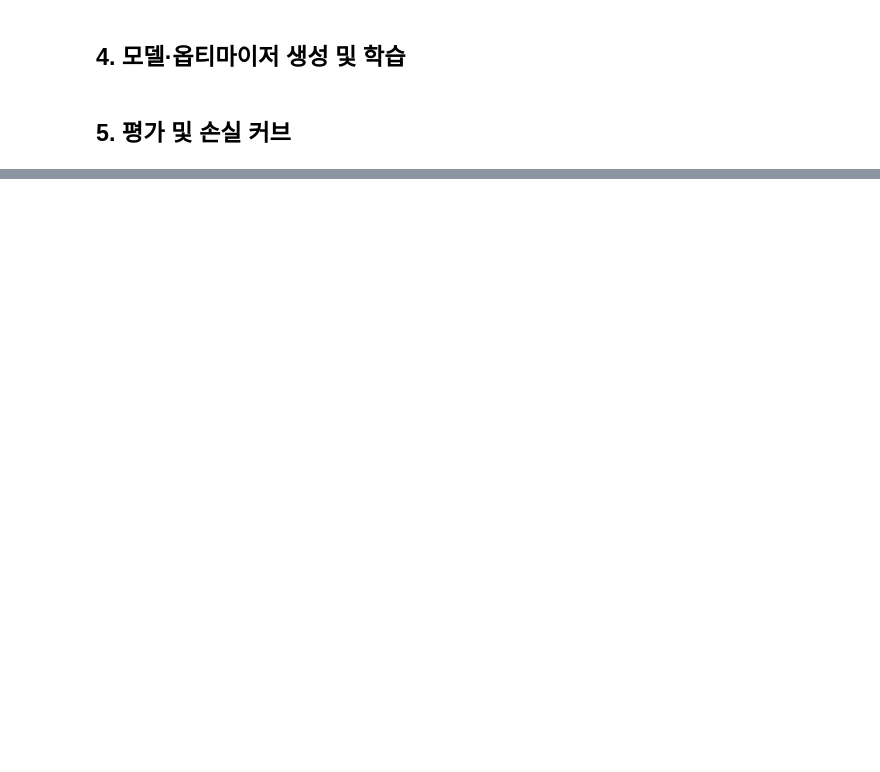
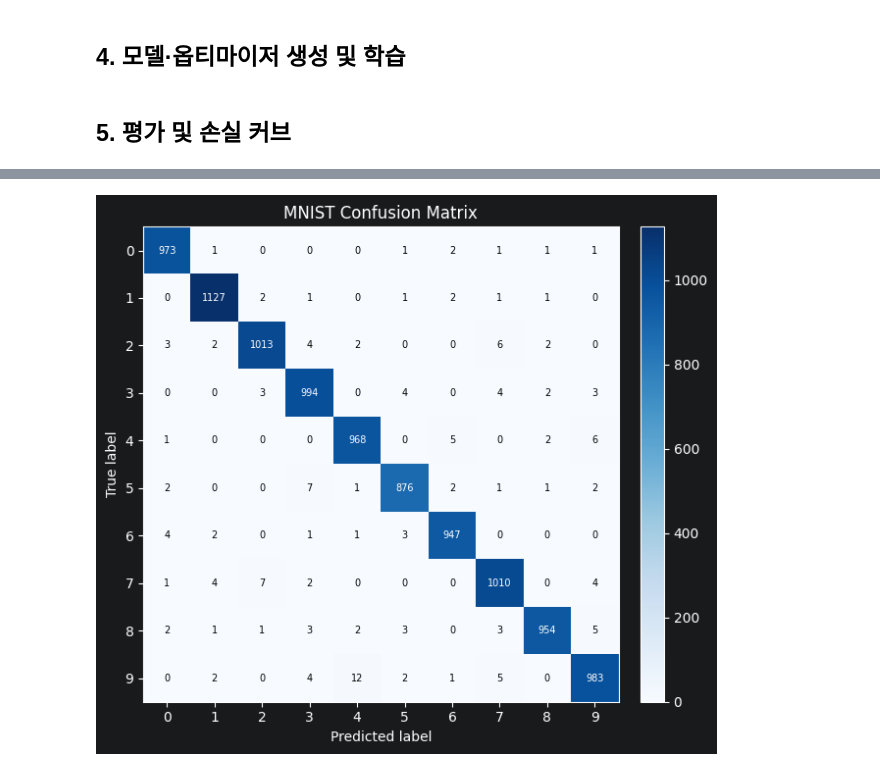
Before and after one commit to Jungle-12-303/week13-team-04-mnist-lab, a Jupyter notebook: mnist_lab.ipynb, the cells around one changed output, grey strips where cells are left out. Saved outputs shown, nothing was run; the diff lists cells and outputs as text; code cells hidden in the pictures; blank space fills up the shorter version.

```diff
--- a/mnist_lab.ipynb
+++ b/mnist_lab.ipynb
@@ -105,0 +154,34 @@ plot_loss_history(loss_history)
+# %%
+import numpy as np
+import matplotlib.pyplot as plt
+from pathlib import Path
+
+Path("report_assets").mkdir(exist_ok=True)
+
+y_prob = model.predict(x_test)
+y_pred = np.argmax(y_prob, axis=1)
+
+cm = np.zeros((10, 10), dtype=int)
+for true, pred in zip(y_test, y_pred):
+    cm[int(true), int(pred)] += 1
+
+plt.figure(figsize=(6.5, 5.8))
+plt.imshow(cm, cmap="Blues")
+plt.colorbar(fraction=0.046, pad=0.04)
+plt.xlabel("Predicted label")
+plt.ylabel("True label")
+plt.title("MNIST Confusion Matrix")
+plt.xticks(range(10))
+plt.yticks(range(10))
+
+threshold = cm.max() * 0.55
+for i in range(10):
+    for j in range(10):
+        color = "white" if cm[i, j] > threshold else "black"
+        plt.text(j, i, str(cm[i, j]), ha="center", va="center", fontsize=7, color=color)
+
+plt.tight_layout()
+plt.savefig("report_assets/mnist_confusion_matrix.png", dpi=170)
+plt.show()
+# %% [output]
+[figure, added]
```
Also changed, not shown: parts of 6 cells of this notebook, 2 other files.
